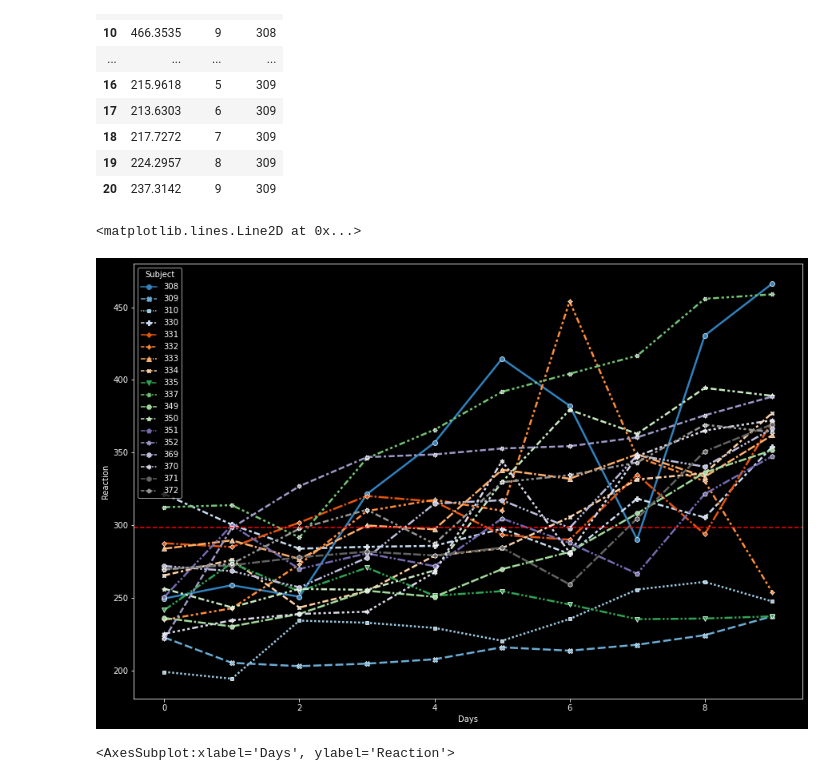
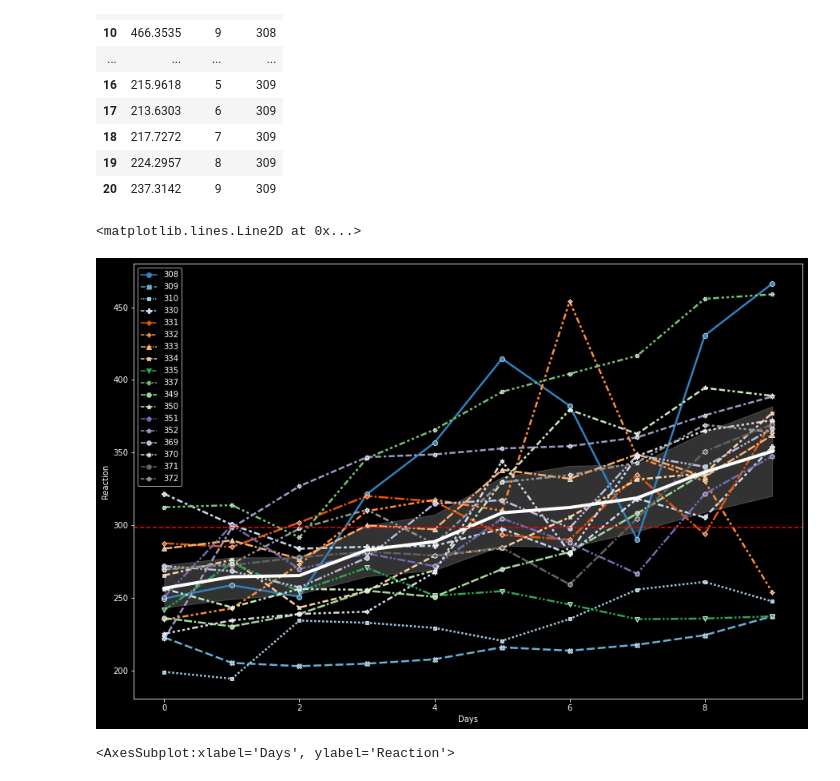
Before and after one commit to Ken-Alviola/numpy-pandas-visualization-exercises, a Jupyter notebook: seaborn_exercises.ipynb, the cells around one changed output. Saved outputs shown, nothing was run; the diff lists cells and outputs as text; code cells hidden in the pictures.

Commit message:
adding estimator line to #5

```diff
--- a/seaborn_exercises.ipynb
+++ b/seaborn_exercises.ipynb
@@ -316,14 +316,15 @@ sleepstudy.head(20)
 # %%
 # Use seaborn to create a line chart of
 # all the individual subject's reaction times and a
 # more prominant line showing the average change in reaction time.
 plt.figure(figsize = (15,10))
 
 sns.lineplot(data=sleepstudy,x='Days',y='Reaction',style='Subject',hue='Subject',palette='tab20c',markers=True,legend='full',linewidth = 2.5 )
+sns.lineplot(data=sleepstudy,x='Days',y='Reaction',lw = 4,estimator='mean',color= 'white')
 plt.axhline(sleepstudy.Reaction.mean(), color='r', linestyle='--')
 # %% [output]
 <matplotlib.lines.Line2D at 0x...>
-[figure, old version]
+[figure, new version]
 # %%
 #testing different plots
 plt.figure(figsize = (15,10))
```
